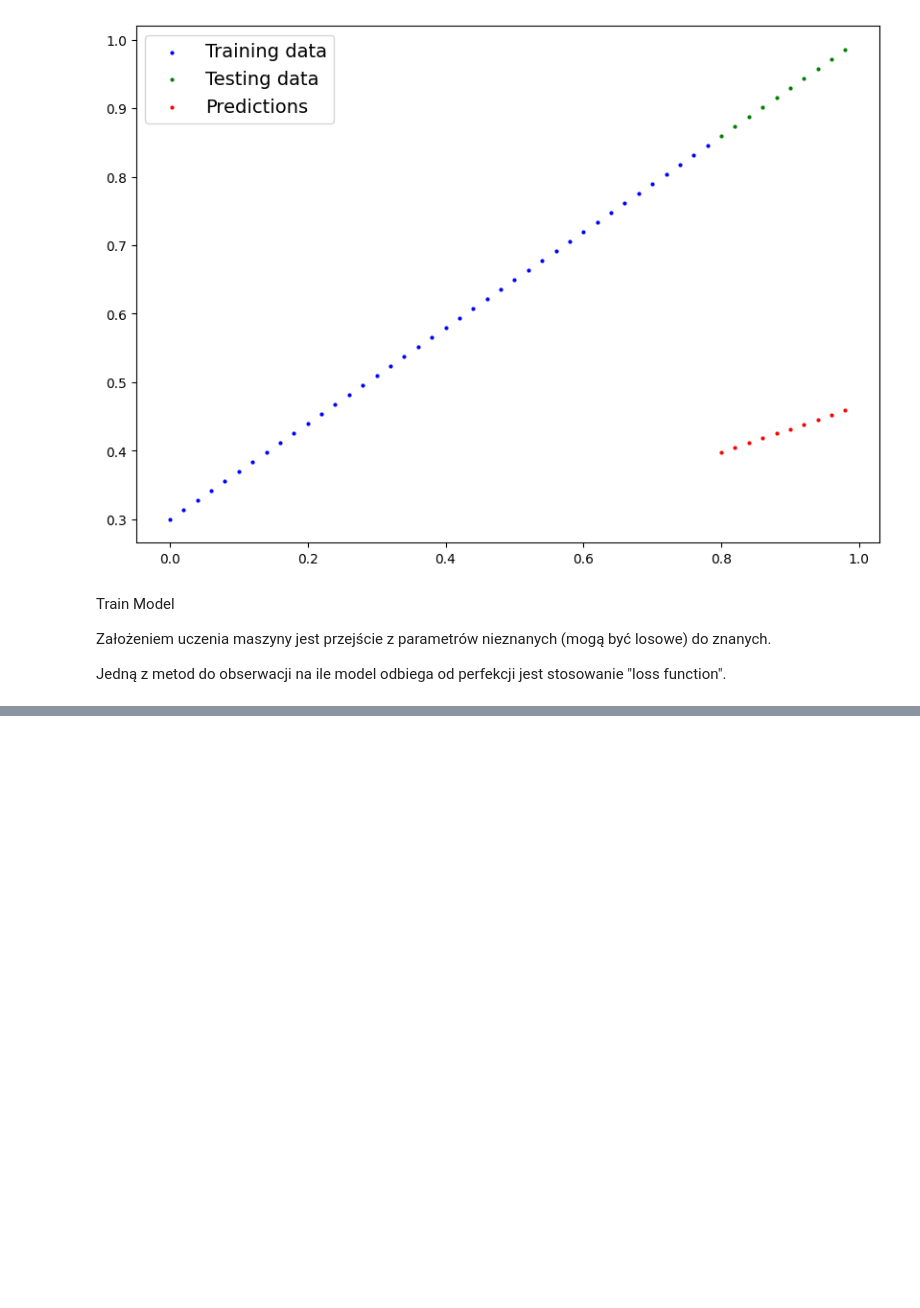
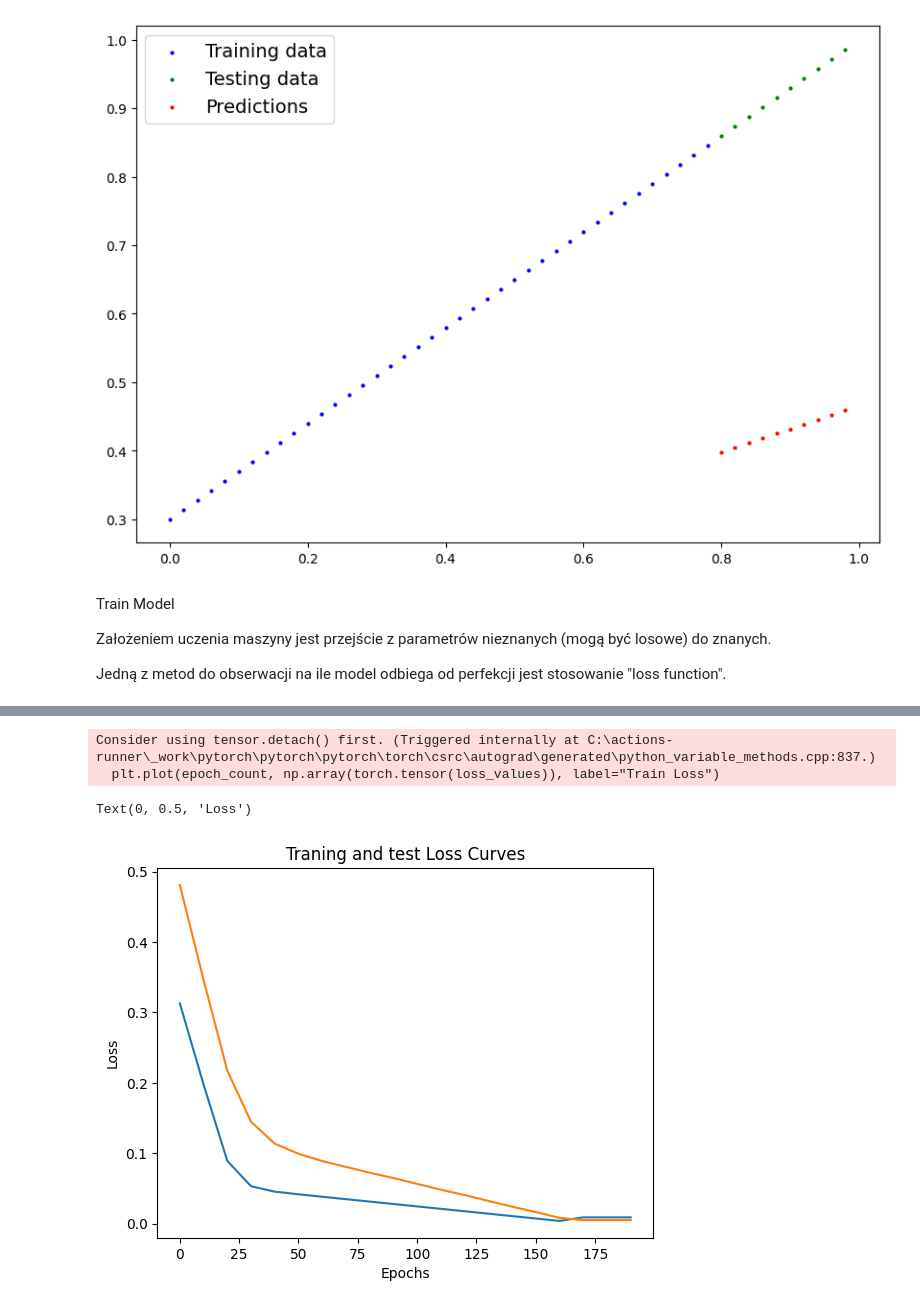
Before and after one commit to Julian268398/CNN_Tenis, a Jupyter notebook: pytorch.ipynb, the cells around one changed output, grey strips where cells are left out. Cells and saved outputs as stored; diff of their text form; code cells hidden in the pictures; blank space fills up the shorter version.

```diff
--- a/pytorch.ipynb
+++ b/pytorch.ipynb
@@ -147,0 +250,14 @@ Potrzebne do wytrenowania modelu:
+# %%
+import numpy as np
+
+# Plot the loss curves
+plt.plot(epoch_count, np.array(torch.tensor(loss_values)), label="Train Loss")
+plt.plot(epoch_count, test_loss_values, label="Test Loss")
+plt.title("Traning and test Loss Curves")
+plt.xlabel("Epochs")
+plt.ylabel("Loss")
+# %% [output]
+Consider using tensor.detach() first. (Triggered internally at C:\actions-runner\_work\pytorch\pytorch\pytorch\torch\csrc\autograd\generated\python_variable_methods.cpp:837.)
+  plt.plot(epoch_count, np.array(torch.tensor(loss_values)), label="Train Loss")
+Text(0, 0.5, 'Loss')
+[figure, added]
```
Also changed, not shown: parts of 44 cells of this notebook, 3 other files.
